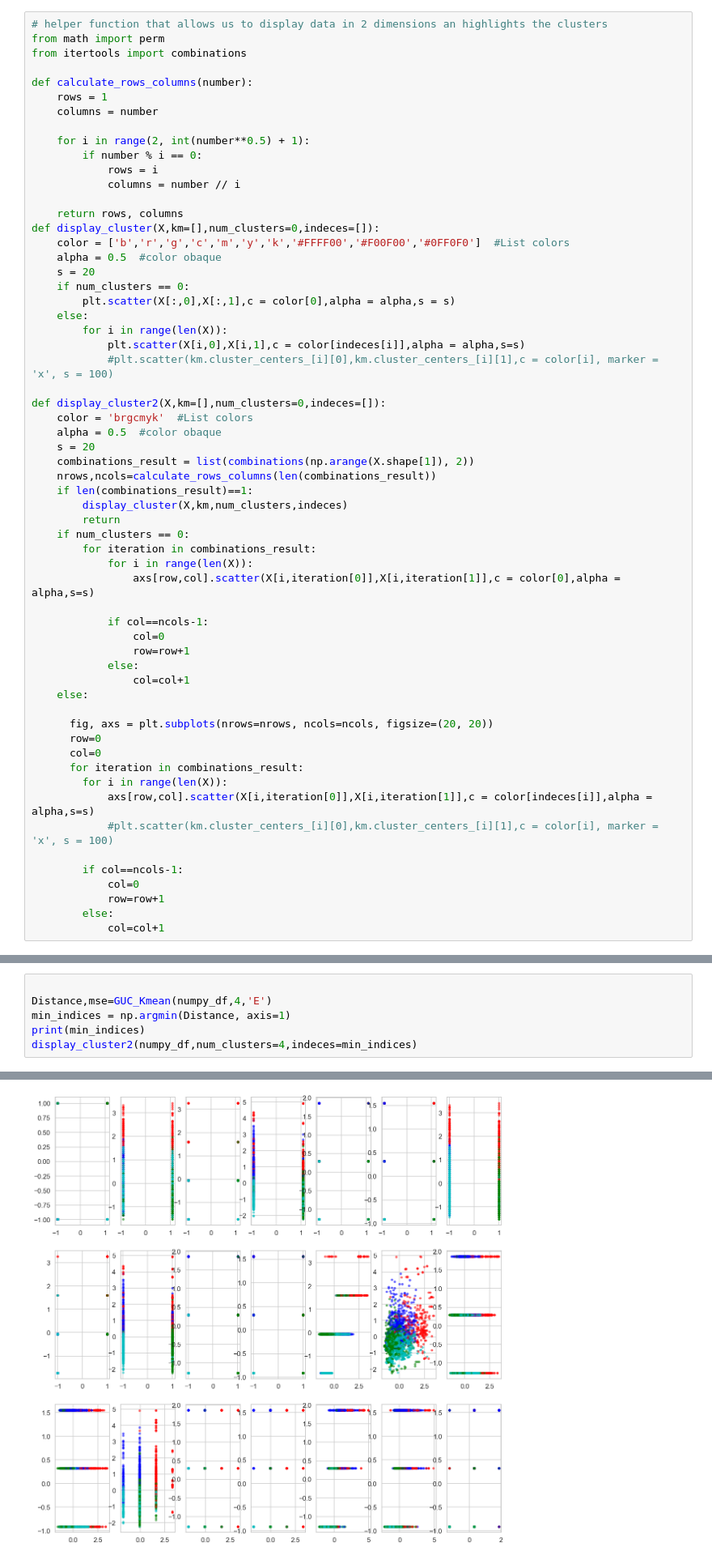
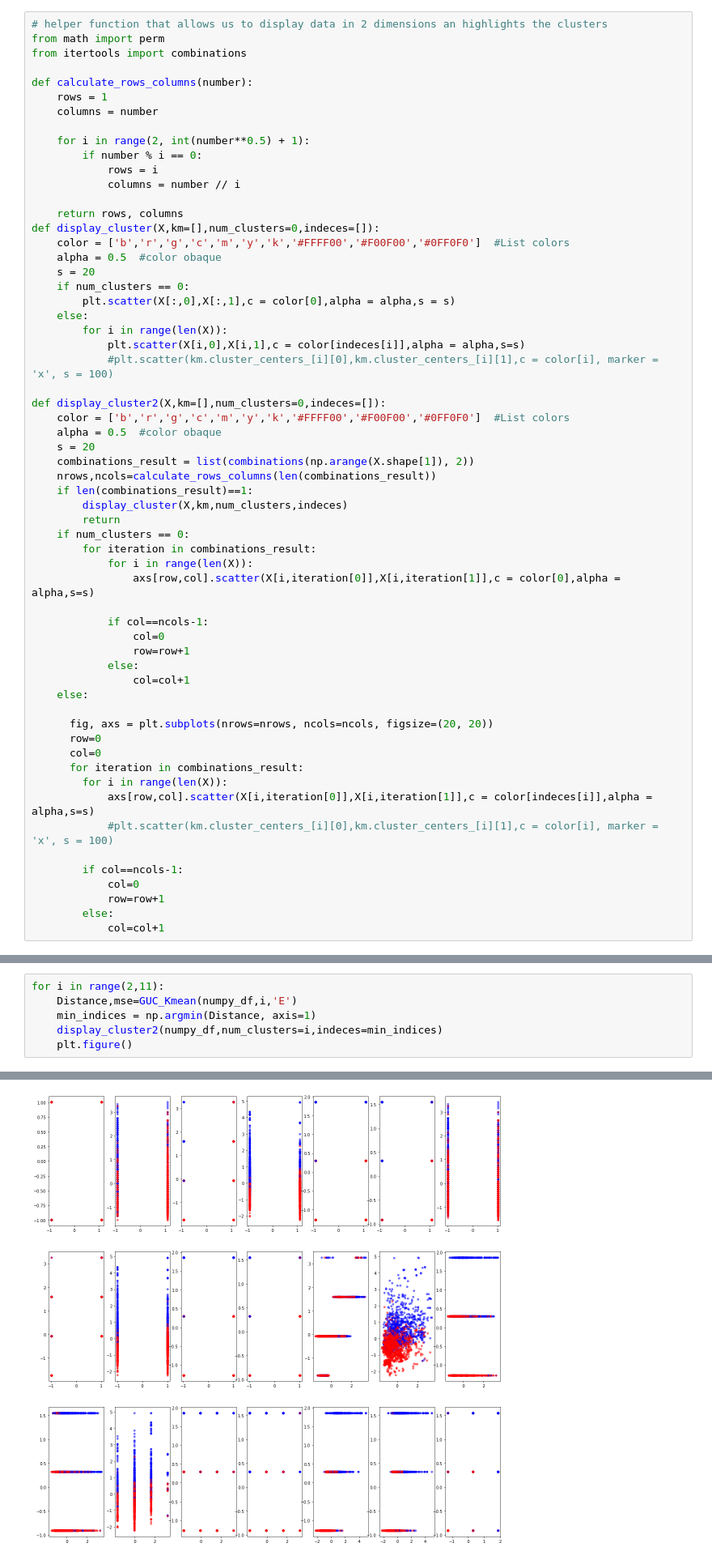
Before and after one commit to youssefga28/GUC_2350_56_17328_2022-02-22T14_59_49, a Jupyter notebook: GUC_Kmeans (1).ipynb, the cells around one changed output, grey strips where cells are left out. Shown at 81% size. Drawn from its saved outputs; the diff is of its cells as text.

Commit message:
added some figures

```diff
--- a/GUC_Kmeans (1).ipynb
+++ b/GUC_Kmeans (1).ipynb
@@ -212,7 +212,7 @@ def display_cluster(X,km=[],num_clusters=0,indeces=[]):
             #plt.scatter(km.cluster_centers_[i][0],km.cluster_centers_[i][1],c = color[i], marker = 'x', s = 100)
 
 def display_cluster2(X,km=[],num_clusters=0,indeces=[]):
-    color = 'brgcmyk'  #List colors
+    color = ['b','r','g','c','m','y','k','#FFFF00','#F00F00','#0FF0F0']  #List colors
     alpha = 0.5  #color obaque
     s = 20
     combinations_result = list(combinations(np.arange(X.shape[1]), 2))
@@ -443,7 +457,7 @@ plt.show()
 # %%
-
-Distance,mse=GUC_Kmean(numpy_df,4,'E')
-min_indices = np.argmin(Distance, axis=1)
-print(min_indices)
-display_cluster2(numpy_df,num_clusters=4,indeces=min_indices)
+for i in range(2,11):
+    Distance,mse=GUC_Kmean(numpy_df,i,'E')
+    min_indices = np.argmin(Distance, axis=1)
+    display_cluster2(numpy_df,num_clusters=i,indeces=min_indices)
+    plt.figure()
 # %% [output]
@@ -451 +465 @@ display_cluster2(numpy_df,num_clusters=4,indeces=min_indices)
-[figure, old version]
+[figure, new version]
```
Also changed, not shown: parts of 3 cells of this notebook.
